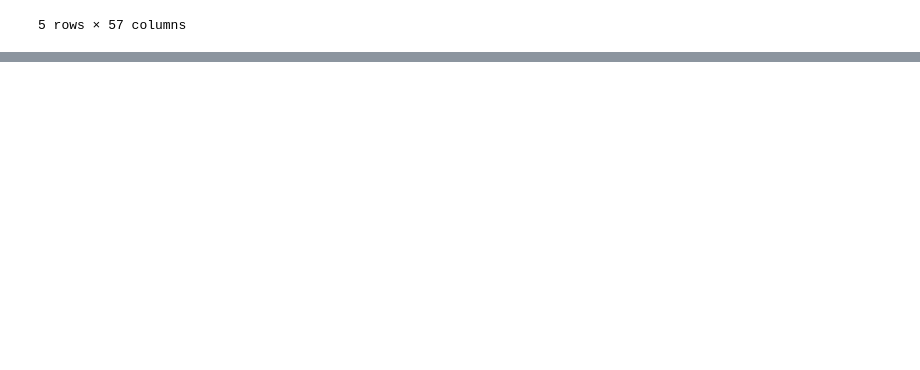
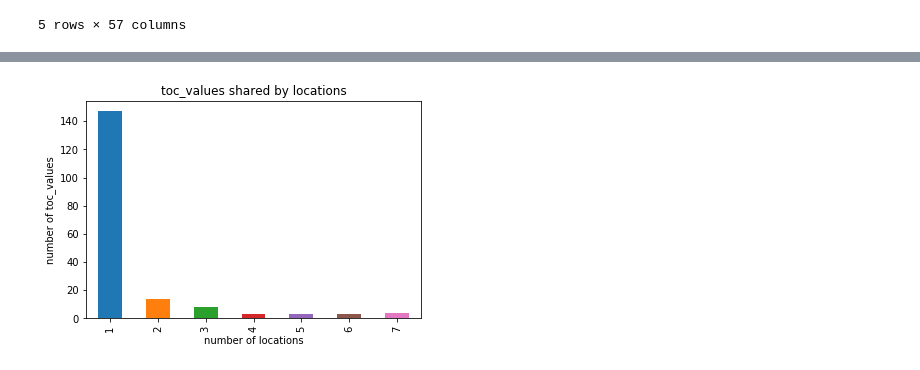
Before and after one commit to it176131/Presentations, a Jupyter notebook: Analytics_Learning_Lab_2019Q1.ipynb, the cells around one changed output, grey strips where cells are left out. Cells and saved outputs as stored; diff of their text form; code cells hidden in the pictures; blank space fills up the shorter version.

```diff
--- a/Analytics_Learning_Lab_2019Q1.ipynb
+++ b/Analytics_Learning_Lab_2019Q1.ipynb
@@ -735,0 +940,11 @@ df.toc.apply(pd.Series).reset_index().melt(id_vars='index').set_index('index').d
+# %%
+# this table shows us that there are 147 toc_values that belong to exactly one location, 14 that belong to two, etc.
+# let's graph this and add some labels so we know what's going on
+# create the graph, add a `title` parameter, store as `ax`
+ax = df.groupby('toc_values').scraped.count().reset_index().groupby('scraped').toc_values.count().plot.bar(title='toc_values shared by locations')
+# set the x-label
+ax.set_xlabel('number of locations')
+# set the y-label
+ax.set_ylabel('number of toc_values');
+# %% [output]
+[figure, added]
```
Also changed, not shown: parts of 25 cells of this notebook.
